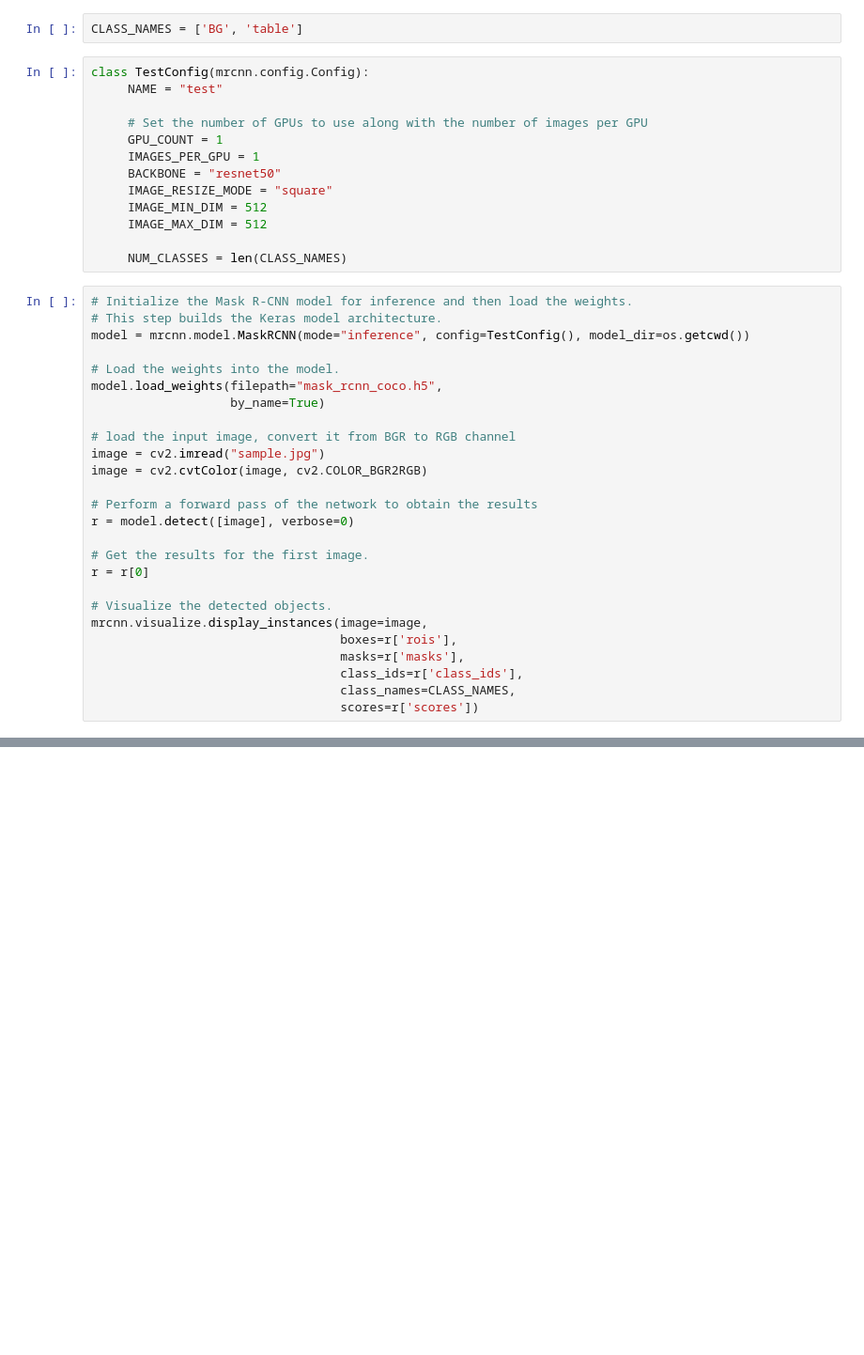
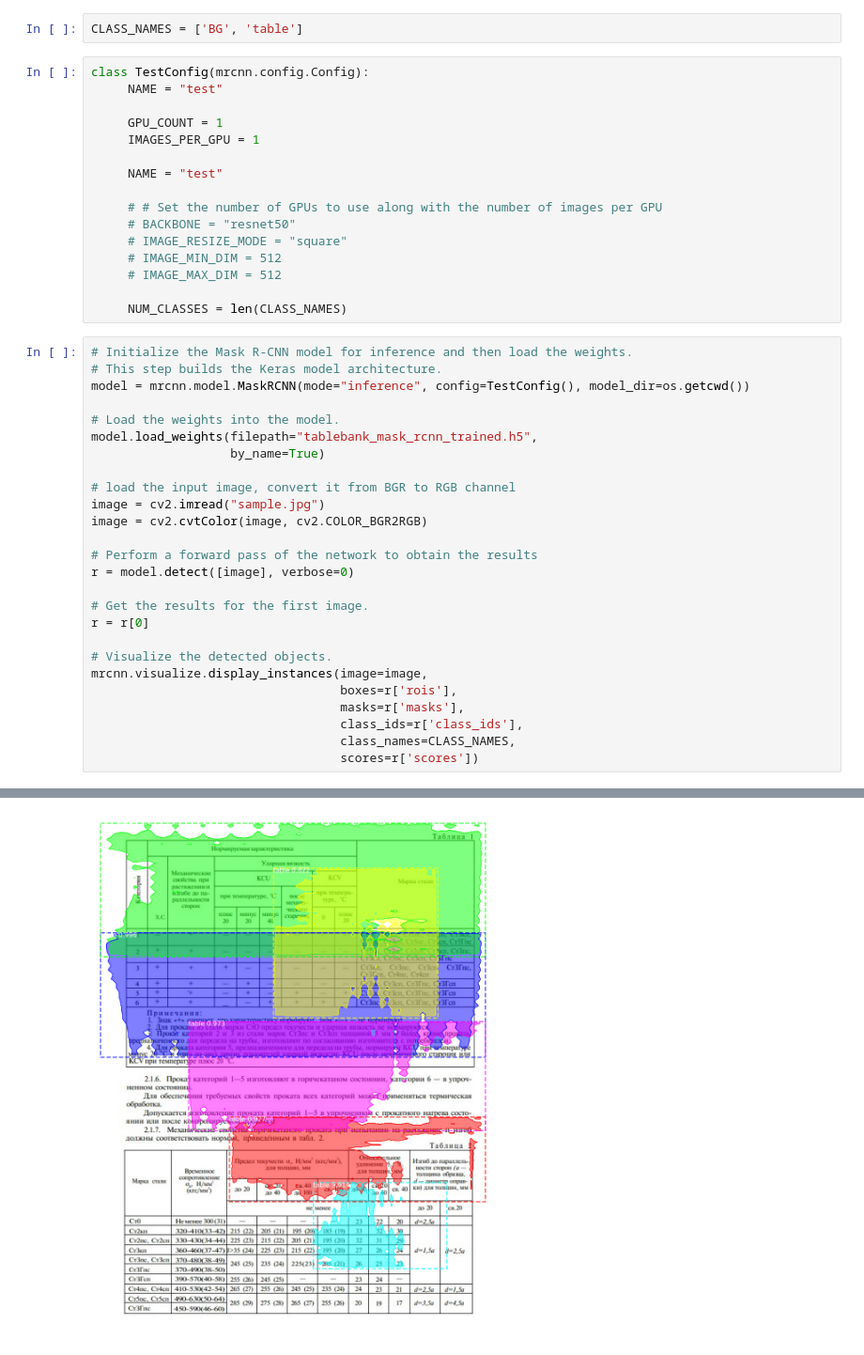
Before and after one commit to DikovAlexandr/TableExtraction, a Jupyter notebook: mask_rcnn/pred.ipynb, the cells around one changed output, grey strips where cells are left out. Shown at 94% size. Drawn from its saved outputs; the diff is of its cells as text; blank space fills up the shorter version.

```diff
--- a/mask_rcnn/pred.ipynb
+++ b/mask_rcnn/pred.ipynb
@@ -10,13 +10,16 @@ CLASS_NAMES = ['BG', 'table']
 class TestConfig(mrcnn.config.Config):
      NAME = "test"
 
-     # Set the number of GPUs to use along with the number of images per GPU
      GPU_COUNT = 1
      IMAGES_PER_GPU = 1
-     BACKBONE = "resnet50"
-     IMAGE_RESIZE_MODE = "square"
-     IMAGE_MIN_DIM = 512
-     IMAGE_MAX_DIM = 512
+
+     NAME = "test"
+
+     # # Set the number of GPUs to use along with the number of images per GPU
+     # BACKBONE = "resnet50"
+     # IMAGE_RESIZE_MODE = "square"
+     # IMAGE_MIN_DIM = 512
+     # IMAGE_MAX_DIM = 512
 
      NUM_CLASSES = len(CLASS_NAMES)
 # %%
@@ -25,7 +28,7 @@ class TestConfig(mrcnn.config.Config):
 model = mrcnn.model.MaskRCNN(mode="inference", config=TestConfig(), model_dir=os.getcwd())
 
 # Load the weights into the model.
-model.load_weights(filepath="mask_rcnn_coco.h5",
+model.load_weights(filepath="tablebank_mask_rcnn_trained.h5",
                    by_name=True)
 
 # load the input image, convert it from BGR to RGB channel
@@ -49,0 +52 @@ AttributeError: module 'tensorflow' has no attribute 'log'
+[figure, added]
```
Also changed, not shown: parts of 1 cell of this notebook, 13 other files.
